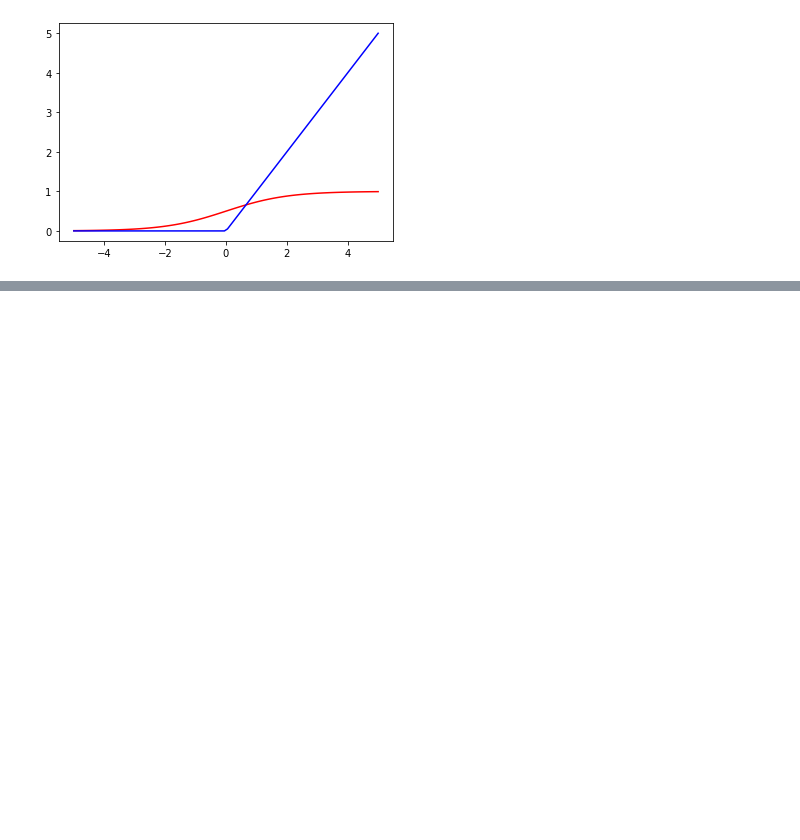
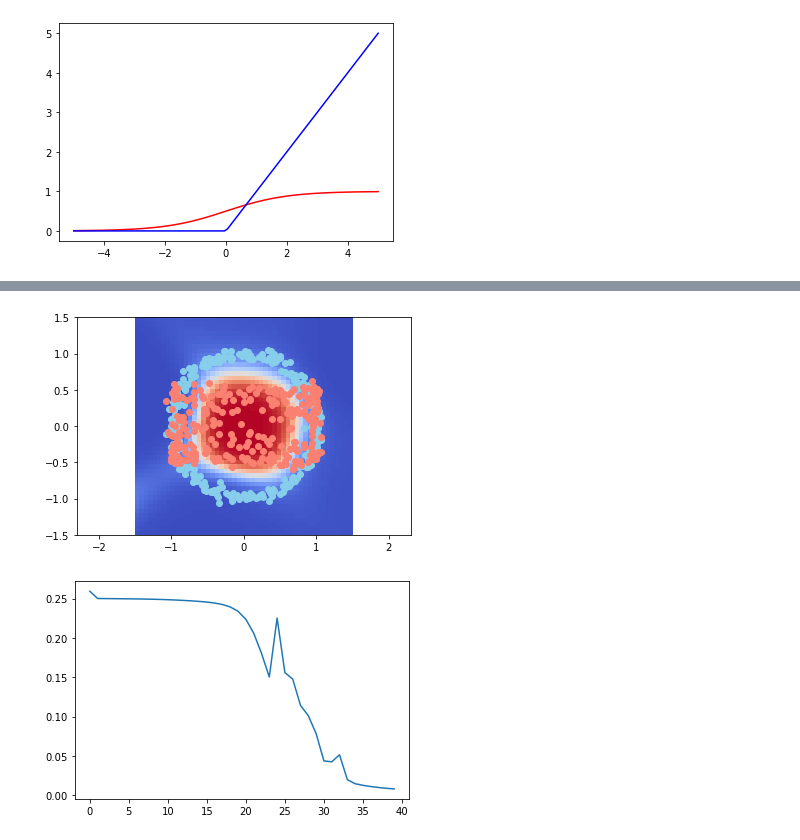
Before and after one commit to chunche95/IntroMachineLearning, a Jupyter notebook: contents/Programas/Untitled.ipynb, the cells around one changed output, grey strips where cells are left out. Drawn from its saved outputs; the diff is of its cells as text; code cells hidden in the pictures; blank space fills up the shorter version.

```diff
--- a/contents/Programas/Untitled.ipynb
+++ b/contents/Programas/Untitled.ipynb
@@ -114,0 +132,36 @@ SyntaxError: invalid syntax (<ipython-input-56-b60e51c463b6>, line 33)
+# %%
+import time
+from IPython.display import clear_output
+neural_n = create_nn(topology, sigm)
+
+loss = []
+
+for i in range (1000):
+    # Entrenamos la red.
+    pY = train(neural_n, X, Y, l2_cost, lr=0.02)
+    if i % 25 == 0:
+        # Cada 25 iteraciones calculamos el coste
+        loss.append(l2_cost[0](pY, Y))
+        res = 50
+        _x0 = np.linspace(-1.5, 1.5, res)
+        _x1 = np.linspace(-1.5, 1.5, res)
+        _Y = np.zeros((res,res))
+
+        for i0,x0 in enumerate(_x0):
+            for i1, x1 in enumerate(_x1):
+                # Hacemos una prediccion de la red
+                _Y[i0,i1] = train(neural_n, np.array([[x0,x1]]), Y, l2_cost, train=False)[0][0]
+        plt.pcolormesh(_x0, _x1, _Y, cmap="coolwarm")
+        plt.axis("equal")
+
+        plt.scatter(X[Y[:,0]==0,0],X[Y[:,0]==0,1], c="skyblue")
+        plt.scatter(X[Y[:,0]==0,0],X[Y[:,0]==1,1], c="salmon")
+
+        clear_output(wait=True)
+        plt.show()
+        plt.plot(range(len(loss)),loss)
+        plt.show()
+        time.sleep(0.6)
+# %% [output]
+[figure, added]
+[figure, added]
```
Also changed, not shown: parts of 4 cells of this notebook.
